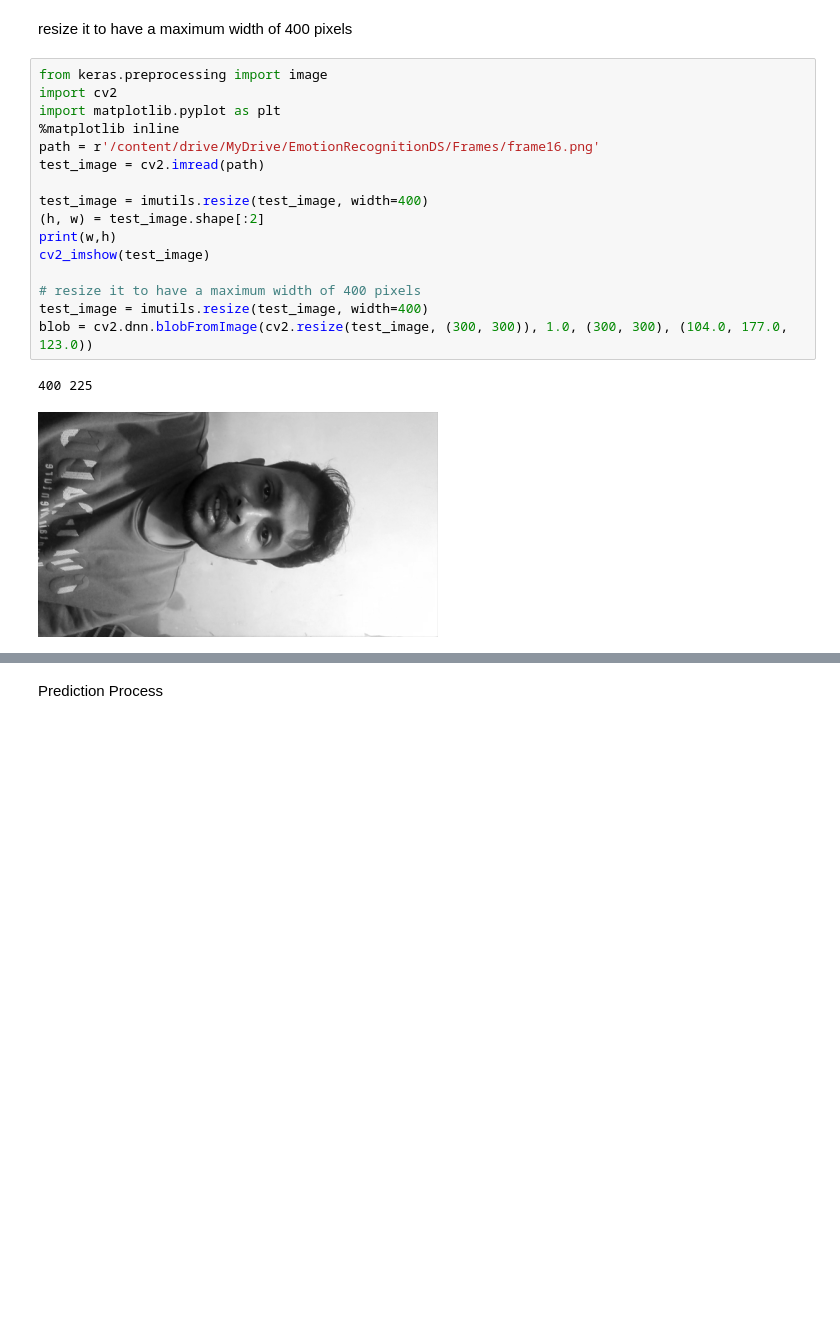
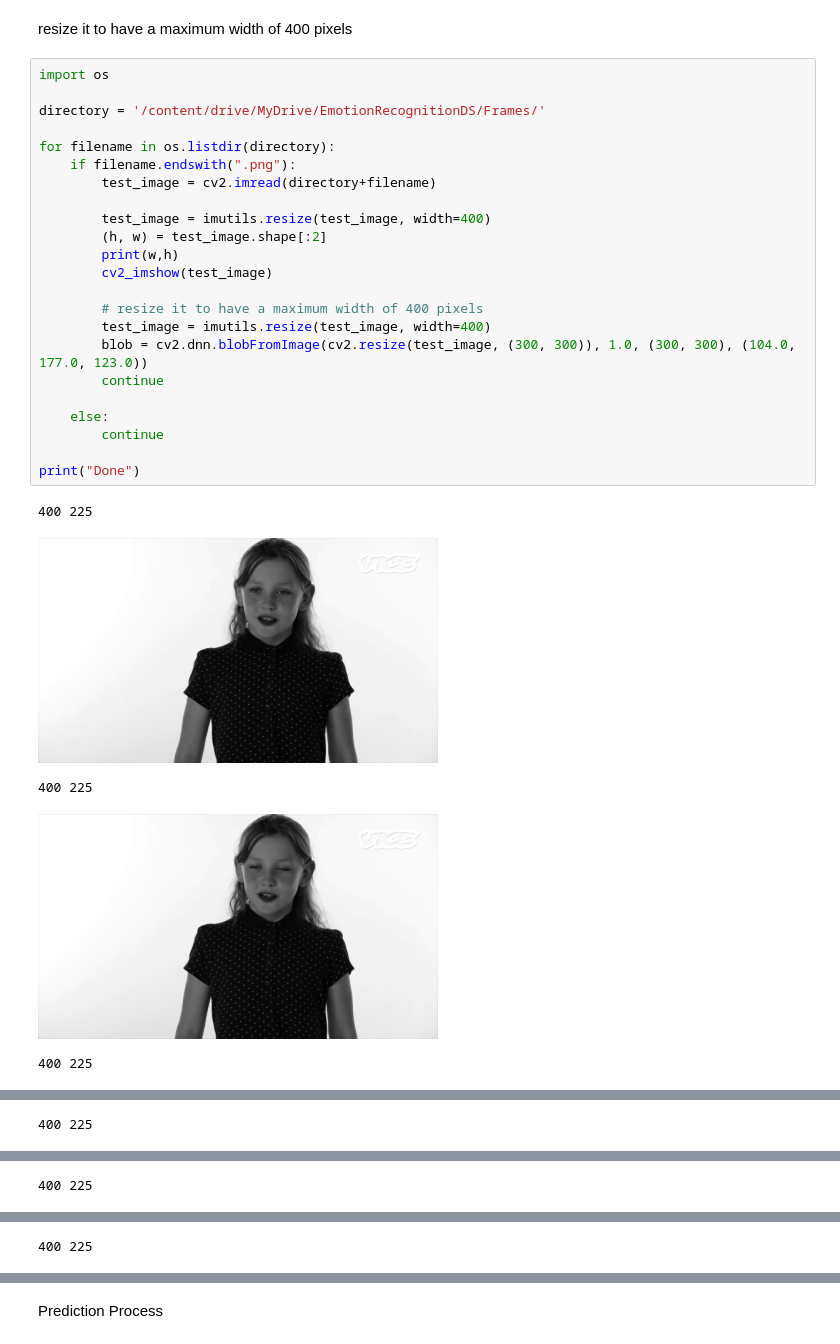
Before and after one commit to Tuurash/SentimentRecognition, a Jupyter notebook: EmotionDetectionMerged_Final.ipynb, the cells around one changed output, grey strips where cells are left out. Cells and saved outputs as stored; diff of their text form; blank space fills up the shorter version.

```diff
--- a/EmotionDetectionMerged_Final.ipynb
+++ b/EmotionDetectionMerged_Final.ipynb
@@ -341,21 +343,31 @@ print("[INFO] Done")
 # %% [markdown]
 resize it to have a maximum width of 400 pixels
 # %%
-from keras.preprocessing import image
-import cv2
-import matplotlib.pyplot as plt
-%matplotlib inline
-path = r'/content/drive/MyDrive/EmotionRecognitionDS/Frames/frame16.png'
-test_image = cv2.imread(path)
+import os
 
-test_image = imutils.resize(test_image, width=400)
-(h, w) = test_image.shape[:2]
-print(w,h)
-cv2_imshow(test_image)
+directory = '/content/drive/MyDrive/EmotionRecognitionDS/Frames/'
 
-# resize it to have a maximum width of 400 pixels
-test_image = imutils.resize(test_image, width=400)
-blob = cv2.dnn.blobFromImage(cv2.resize(test_image, (300, 300)), 1.0, (300, 300), (104.0, 177.0, 123.0))
+for filename in os.listdir(directory):
+    if filename.endswith(".png"):
+        test_image = cv2.imread(directory+filename)
+
+        test_image = imutils.resize(test_image, width=400)
+        (h, w) = test_image.shape[:2]
+        print(w,h)
+        cv2_imshow(test_image)
+
+        # resize it to have a maximum width of 400 pixels
+        test_image = imutils.resize(test_image, width=400)
+        blob = cv2.dnn.blobFromImage(cv2.resize(test_image, (300, 300)), 1.0, (300, 300), (104.0, 177.0, 123.0))
+        continue
+
+    else:
+        continue
+
+print("Done")
 # %% [output]
 400 225
-[figure, old version]
+[figure, new version]
+400 225
+[figure, added]
+400 225
@@ -361,0 +375 @@ blob = cv2.dnn.blobFromImage(cv2.resize(test_image, (300, 300)), 1.0, (300, 300)
+400 225
@@ -361,0 +377 @@ blob = cv2.dnn.blobFromImage(cv2.resize(test_image, (300, 300)), 1.0, (300, 300)
+400 225
@@ -361,0 +379 @@ blob = cv2.dnn.blobFromImage(cv2.resize(test_image, (300, 300)), 1.0, (300, 300)
+400 225
```
Also changed, not shown: parts of 7 cells of this notebook.
